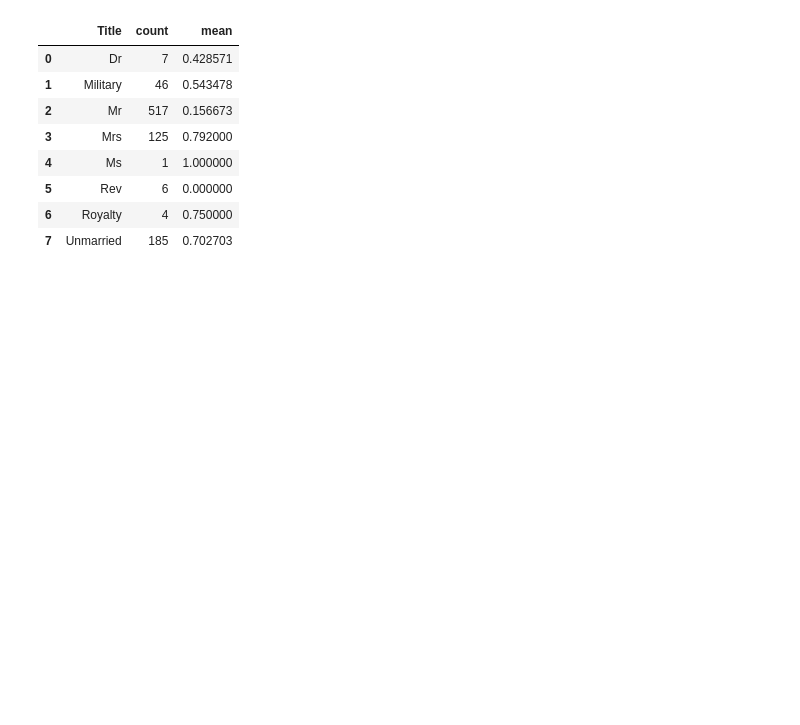
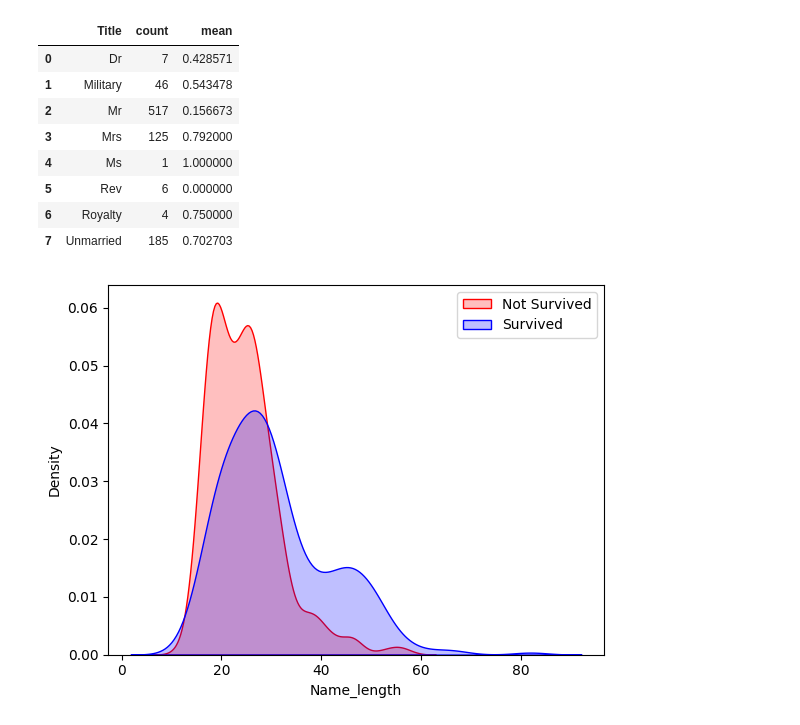
Before and after one commit to mitheko/titanic-dataset-project, a Jupyter notebook: test_environment.ipynb, the cells around one changed output. Cells and saved outputs as stored; diff of their text form; code cells hidden in the pictures; blank space fills up the shorter version.

```diff
--- a/test_environment.ipynb
+++ b/test_environment.ipynb
@@ -413,0 +416,17 @@ train_df['Name_length']=train_df['Name'].apply(lambda x : len(x))
+# %%
+#This code is attempting to create a kernel density estimate (KDE) plot using Seaborn (sns.kdeplot).
+#KDE is a statistical visualization technique that estimates the probability density of a continuous variable (like Name_length, which is the length of passenger names in characters). It smooths out the data to show where values are most concentrated, similar to a histogram but with a smooth curve instead of bars.
+#The plot is specifically for passengers who did not survive (i.e., Survived == 0), and it's colored red with a filled area under the curve.
+#In the context of your Titanic dataset analysis, this helps visualize how name lengths are distributed among non-survivors, potentially revealing patterns (e.g., do shorter/longer names correlate with survival?).
+#In your notebook, you've already created Name_length and explored survival patterns (e.g., by age, fare, family size, and titles).
+#This plot complements that by visualizing name length distributions. For example:
+#Compare it with a similar plot for survivors (e.g., Survived == 1) to see differences.
+#From your earlier cells, you have a similar KDE plot (but for both survived/didn't survive), so this isolates non-survivors.
+#KDE plots are useful for continuous variables like this because they reveal "peaks" (common name lengths) and spread without binning artifacts (unlike histograms).
+#GRAPH READS:there is a KDE plot that shows the distribution of name lengths for passengers who did not survive (in red) and those who survived (in blue). The x-axis represents the length of the names, while the y-axis represents the density (or frequency) of passengers with those name lengths. By comparing the two curves, we find out that people who survived had longer names on average than those who did not.this suggests that the long names were either associated with higher social status or certain titles that had better chances of survival, while shorter names might have been more common among those who did not survive. This insight can be valuable for feature engineering in predictive modeling.
+
+g = sns.kdeplot(train_df['Name_length'][(train_df['Survived'] == 0) & (train_df['Name_length'].notnull())], color='red', fill=True)
+g = sns.kdeplot(train_df['Name_length'][(train_df['Survived'] == 1) & (train_df['Name_length'].notnull())], color='blue', fill=True)
+g = g.legend(['Not Survived', 'Survived'])
+# %% [output]
+[figure, added]
```
Also changed, not shown: parts of 10 cells of this notebook.
